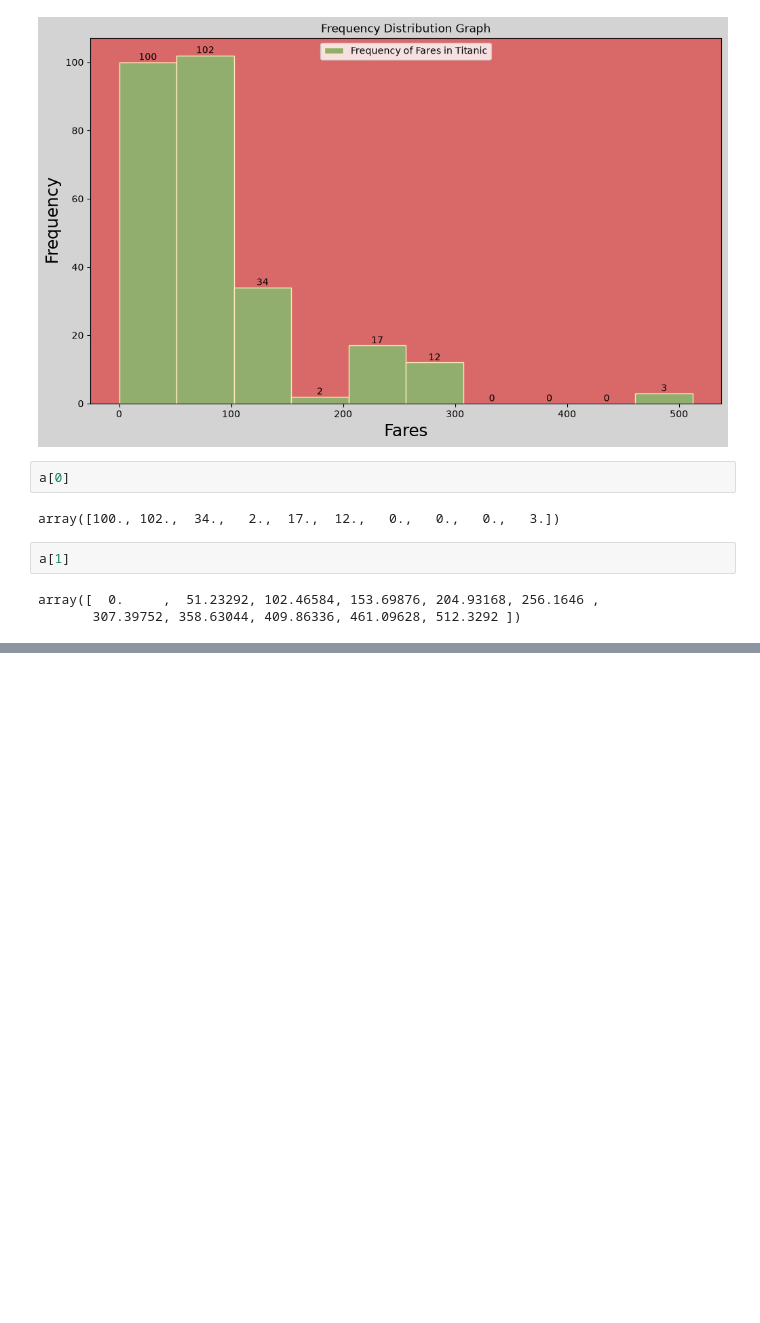
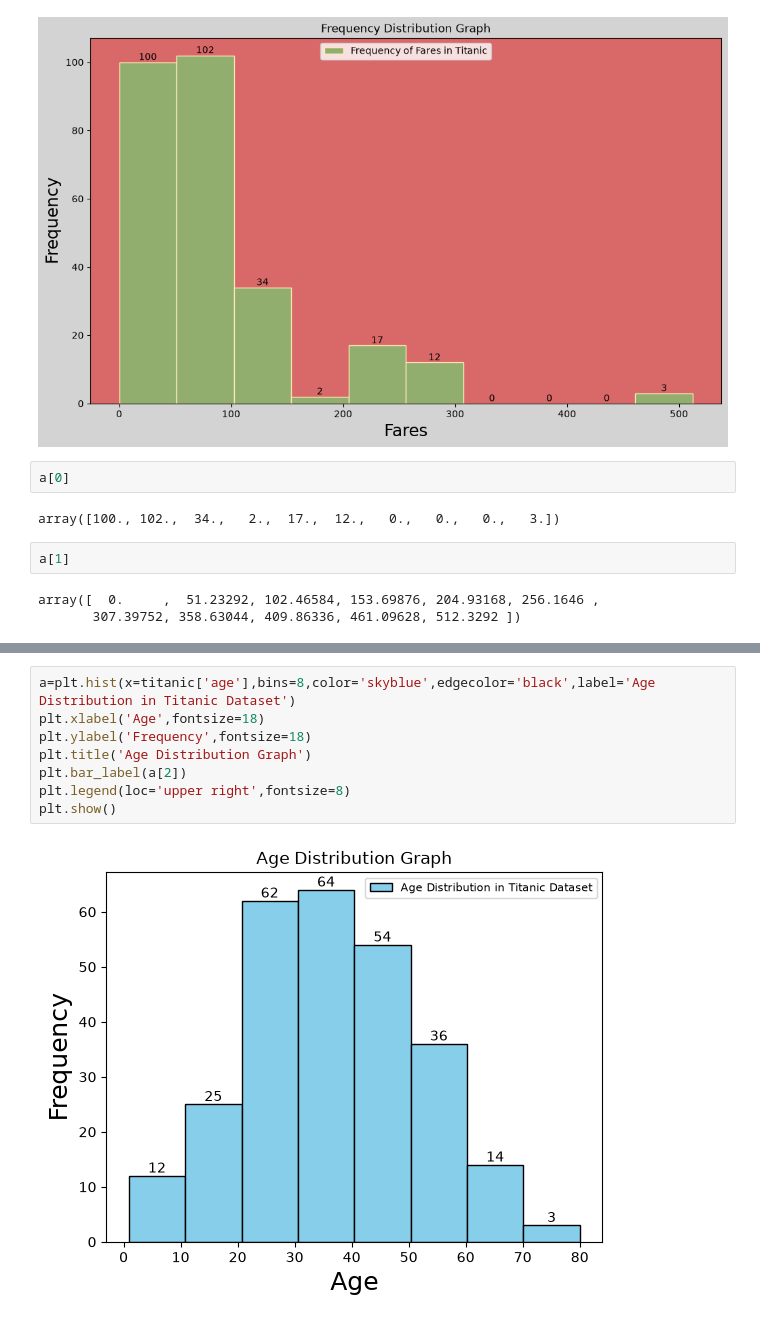
Before and after one commit to Ashuu189/python-libraries-pro, a Jupyter notebook: PracticeSheet/complete-matplotlib-sheet.ipynb, the cells around one changed output, grey strips where cells are left out. Cells and saved outputs as stored; diff of their text form; blank space fills up the shorter version.

```diff
--- a/PracticeSheet/complete-matplotlib-sheet.ipynb
+++ b/PracticeSheet/complete-matplotlib-sheet.ipynb
@@ -590,0 +653,10 @@ array([  0.     ,  51.23292, 102.46584, 153.69876, 204.93168, 256.1646 ,
+# %%
+a=plt.hist(x=titanic['age'],bins=8,color='skyblue',edgecolor='black',label='Age Distribution in Titanic Dataset')
+plt.xlabel('Age',fontsize=18)
+plt.ylabel('Frequency',fontsize=18)
+plt.title('Age Distribution Graph')
+plt.bar_label(a[2])
+plt.legend(loc='upper right',fontsize=8)
+plt.show()
+# %% [output]
+[figure, added]
```
Also changed, not shown: parts of 9 cells of this notebook, 1 other file.
